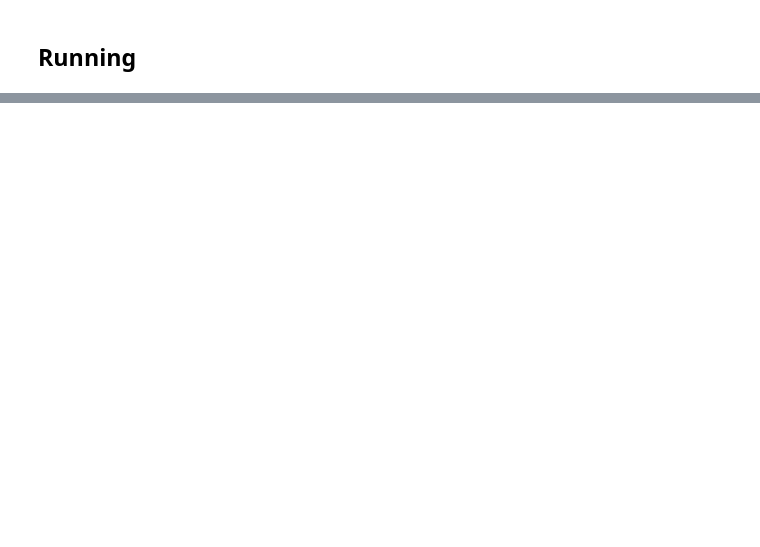
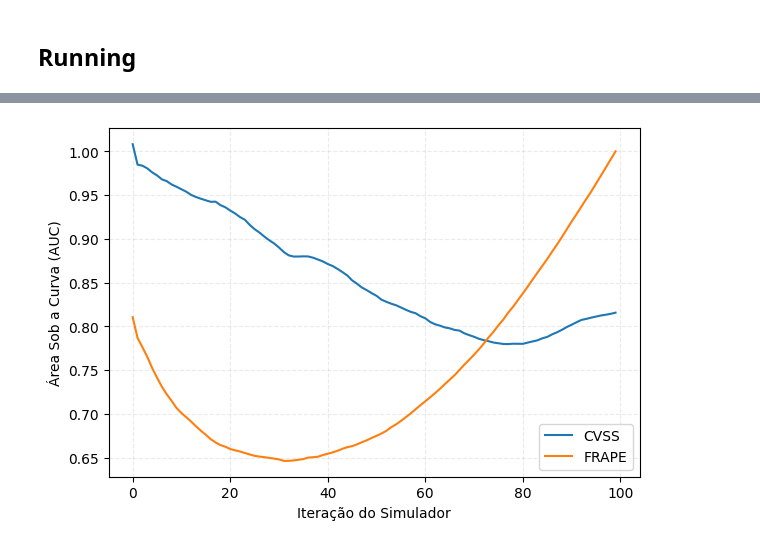
Before and after one commit to rodrigoparente/cvefixes-simulator, a Jupyter notebook: ipynb/Stats Analysis -- Radar chart.ipynb, the cells around one changed output, grey strips where cells are left out. Saved outputs shown, nothing was run; the diff lists cells and outputs as text; code cells hidden in the pictures; blank space fills up the shorter version.

```diff
--- a/ipynb/Stats Analysis -- Radar chart.ipynb
+++ b/ipynb/Stats Analysis -- Radar chart.ipynb
@@ -300,0 +417,4 @@ print_line_graph(cvss_stats, frape_stats, limit=80, draw_title=False, ratio=Fals
+# %%
+print_auc_graph(cvss_abs_values, frape_abs_values, ratio=False)
+# %% [output]
+[figure, added]
```
Also changed, not shown: parts of 34 cells of this notebook.
